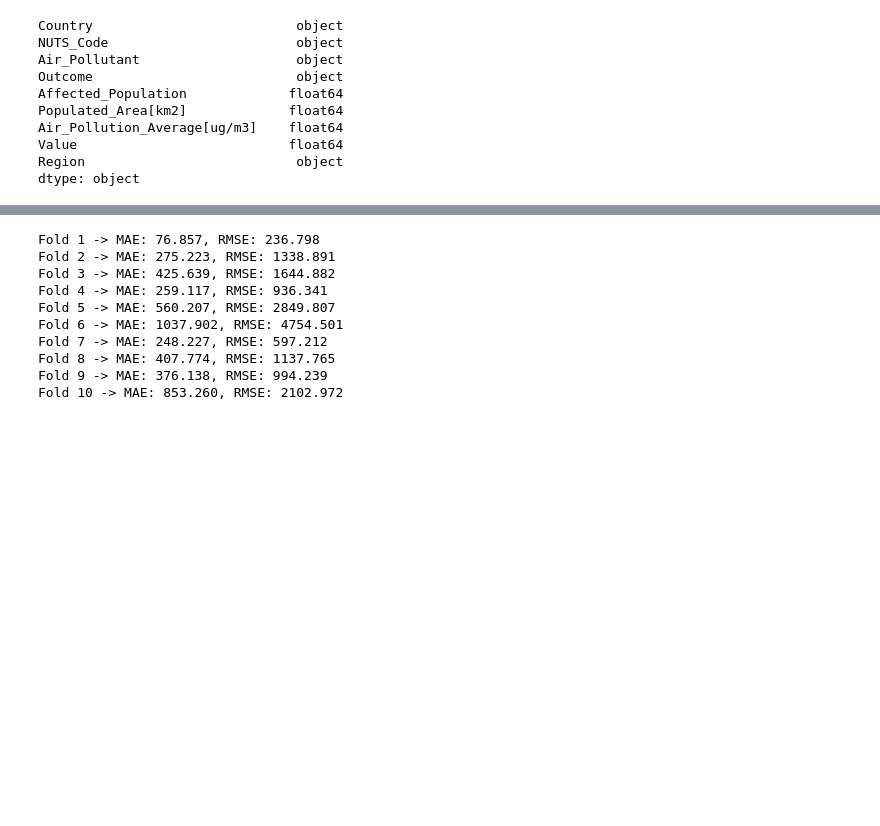
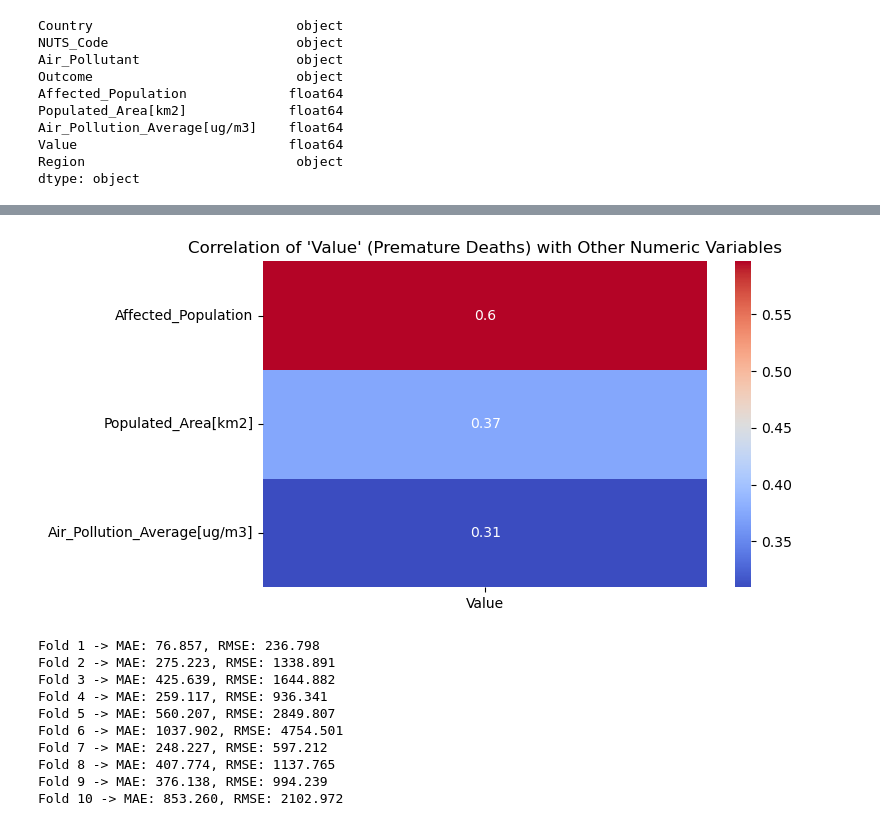
Before and after one commit to Ricardo1220901/ANADI2, a Jupyter notebook: Regressão.ipynb, the cells around one changed output, grey strips where cells are left out. Saved outputs shown, nothing was run; the diff lists cells and outputs as text; code cells hidden in the pictures; blank space fills up the shorter version.

```diff
--- a/Regressão.ipynb
+++ b/Regressão.ipynb
@@ -199,3 +189,20 @@ plt.show()
+# %%
+numeric_df = regression_data.select_dtypes(include='number')
+
+# Compute correlation matrix
+corr_matrix = numeric_df.corr(method='spearman')
+
+# Focus only on correlation with 'Value'
+value_corr = corr_matrix['Value'].drop('Value')  # Drop self-correlation
+
+# Plot
+plt.figure(figsize=(8, 4))
+sns.heatmap(value_corr.to_frame(), annot=True, cmap='coolwarm', cbar=True)
+plt.title("Correlation of 'Value' (Premature Deaths) with Other Numeric Variables")
+plt.tight_layout()
+plt.show()
+# %% [output]
+[figure, added]
 # %%
 # 2 - Usando o método k-fold cross validation obtenha um modelo regressão linear simples para a variável Premature_Deaths usando a variável
 # Affected_Population.
```
Also changed, not shown: parts of 8 cells of this notebook.
